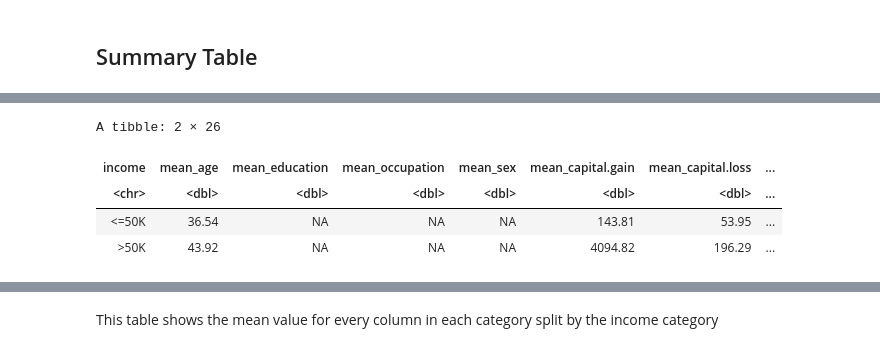
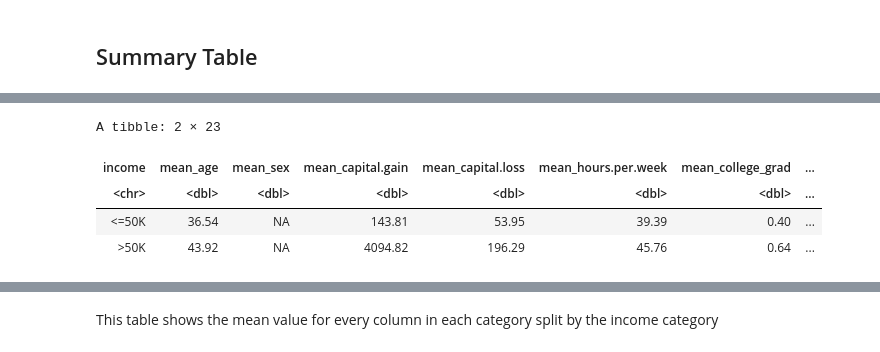
Before and after one commit to calvingdu/dsci100-003-23, a Jupyter notebook: src/project/project.ipynb, the cells around one changed output, grey strips where cells are left out. Saved outputs shown, nothing was run; the diff lists cells and outputs as text; code cells hidden in the pictures.

```diff
--- a/src/project/project.ipynb
+++ b/src/project/project.ipynb
@@ -87,9 +105,7 @@ preprocess_binary <- function(df){
     transformed_df <- df |>
         mutate(college_grad = ifelse(education == 'Some-college'| education =='Masters'| education =='Bachelors' | education == "Prof-school",1,0)) |>
         mutate(sex_dummy = ifelse(sex == "Female", 1, 0)) |>
-        mutate(is_american = ifelse(native.country == "United-States", 1, 0))
-        #mutate(being_paid = ifelse(workclass != "Self-emp-not-inc" & workclass != "Without-pay" & workclass != "Never-worked", 1, 0)) |>
-        #mutate(is_married = ifelse((relationship == "Husband" | relationship == "Wife" |relationship == "Wife"),1,0))
+        mutate(domestic = ifelse(native.country == "United-States", 1, 0))
     return(transformed_df)
 }
 
@@ -108,4 +124,4 @@ preprocess_occupation <- function(df, occupations){
     return(df)
 }
 
-occupations_df <- preprocess_occupation(binary_df, unique_occupations)
+tidy_df <- preprocess_occupation(binary_df, unique_occupations)
@@ -114,10 +128,3 @@ occupations_df <- preprocess_occupation(binary_df, unique_occupations)
-# %%
-# tidy_df <- occupations_df |>
-#     select(-c(occupation, workclass, education, occupation, relationship, native.country))
-
-# head(tidy_df)
-
-tidy_df <- occupations_df
 # %% [markdown]
 Below is an function that does all of our pre-processing. It can be verified by checking if the changes we made above are the same as the changes made by the function
 # %%
@@ -146,6 +152,7 @@ ERROR: Error in all.equal(processed_df_train, tidy_df) & all.equal(colnames(proc
 ## Summary Table
 # %%
 summary_table <- tidy_df |>
+select(-c(education, occupation, native.country)) |>
 group_by(income) |>
 summarize(across(everything(), ~ round(mean(., na.rm = TRUE), 2), .names = "mean_{.col}"))
 
@@ -163,5 +170,5 @@ i Run `dplyr::last_dplyr_warnings()` to see the 7 remaining warnings."
-A tibble: 2 × 26
+A tibble: 2 × 23
-| income | mean_age | mean_education | mean_occupation | mean_sex | mean_capital.gain | mean_capital.loss | ... |
+| income | mean_age | mean_sex | mean_capital.gain | mean_capital.loss | mean_hours.per.week | mean_college_grad | ... |
 | <chr> | <dbl> | <dbl> | <dbl> | <dbl> | <dbl> | <dbl> | ... |
-| <=50K | 36.54 | NA | NA | NA | 143.81 | 53.95 | ... |
-| >50K | 43.92 | NA | NA | NA | 4094.82 | 196.29 | ... |
+| <=50K | 36.54 | NA | 143.81 | 53.95 | 39.39 | 0.40 | ... |
+| >50K | 43.92 | NA | 4094.82 | 196.29 | 45.76 | 0.64 | ... |
```
Also changed, not shown: parts of 27 cells of this notebook, 2 other files.
